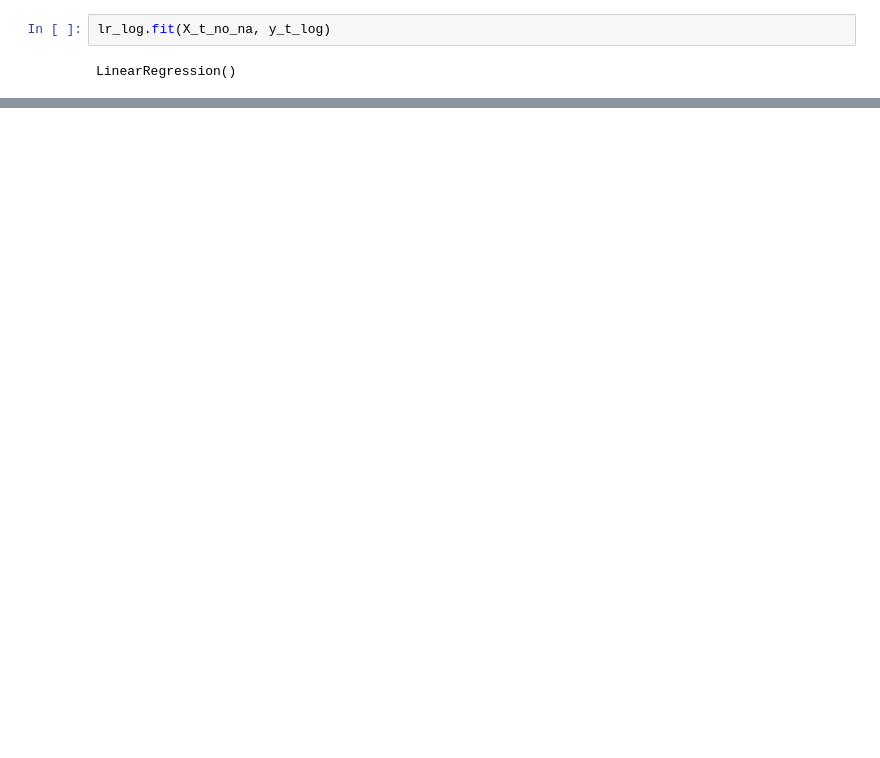
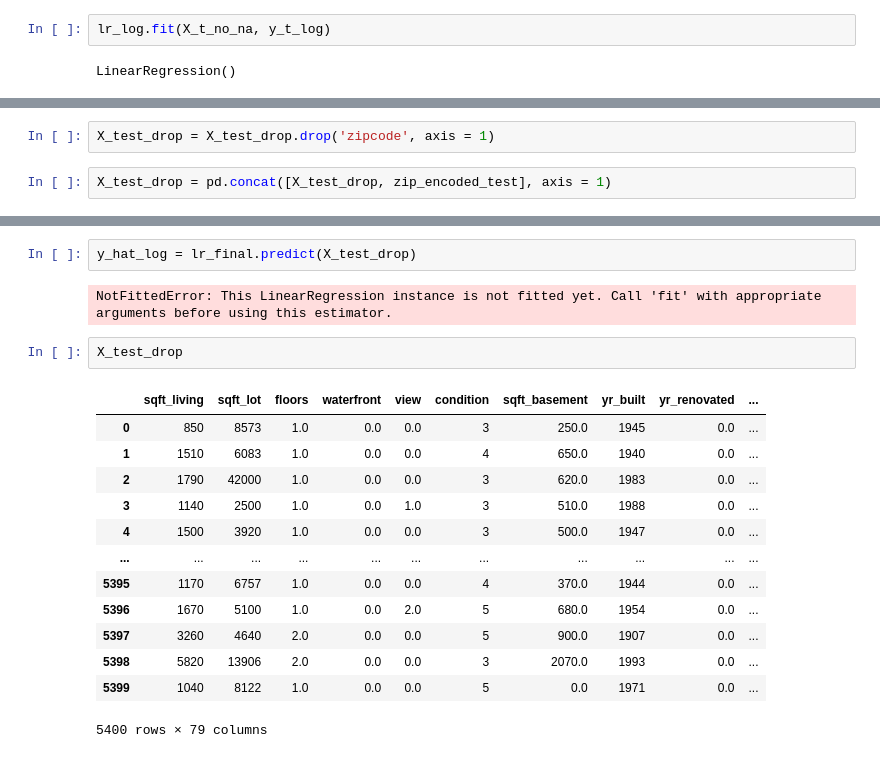
Before and after one commit to kyledufrane/phase_2_project_vac_pandas, a Jupyter notebook: bakeoff_index.ipynb, the cells around one changed output, grey strips where cells are left out. Cells and saved outputs as stored; diff of their text form; blank space fills up the shorter version.

```diff
--- a/bakeoff_index.ipynb
+++ b/bakeoff_index.ipynb
@@ -421,0 +524,4 @@ array([[12.31579799],
+# %%
+X_test_drop = X_test_drop.drop('zipcode', axis = 1)
+# %%
+X_test_drop = pd.concat([X_test_drop, zip_encoded_test], axis = 1)
@@ -422,2 +591,22 @@ array([[12.31579799],
+# %%
+y_hat_log = lr_final.predict(X_test_drop)
+# %% [output]
+NotFittedError: This LinearRegression instance is not fitted yet. Call 'fit' with appropriate arguments before using this estimator.
+# %%
+X_test_drop
+# %% [output]
+|  | sqft_living | sqft_lot | floors | waterfront | view | condition | sqft_basement | yr_built | yr_renovated | ... |
+| 0 | 850 | 8573 | 1.0 | 0.0 | 0.0 | 3 | 250.0 | 1945 | 0.0 | ... |
+| 1 | 1510 | 6083 | 1.0 | 0.0 | 0.0 | 4 | 650.0 | 1940 | 0.0 | ... |
+| 2 | 1790 | 42000 | 1.0 | 0.0 | 0.0 | 3 | 620.0 | 1983 | 0.0 | ... |
+| 3 | 1140 | 2500 | 1.0 | 0.0 | 1.0 | 3 | 510.0 | 1988 | 0.0 | ... |
+| 4 | 1500 | 3920 | 1.0 | 0.0 | 0.0 | 3 | 500.0 | 1947 | 0.0 | ... |
+| ... | ... | ... | ... | ... | ... | ... | ... | ... | ... | ... |
+| 5395 | 1170 | 6757 | 1.0 | 0.0 | 0.0 | 4 | 370.0 | 1944 | 0.0 | ... |
+| 5396 | 1670 | 5100 | 1.0 | 0.0 | 2.0 | 5 | 680.0 | 1954 | 0.0 | ... |
+| 5397 | 3260 | 4640 | 2.0 | 0.0 | 0.0 | 5 | 900.0 | 1907 | 0.0 | ... |
+| 5398 | 5820 | 13906 | 2.0 | 0.0 | 0.0 | 3 | 2070.0 | 1993 | 0.0 | ... |
+| 5399 | 1040 | 8122 | 1.0 | 0.0 | 0.0 | 5 | 0.0 | 1971 | 0.0 | ... |
+5400 rows × 79 columns
 # %%
 y_hat = np.e ** y_hat_log
```
Also changed, not shown: parts of 69 cells of this notebook, 2 other files.
